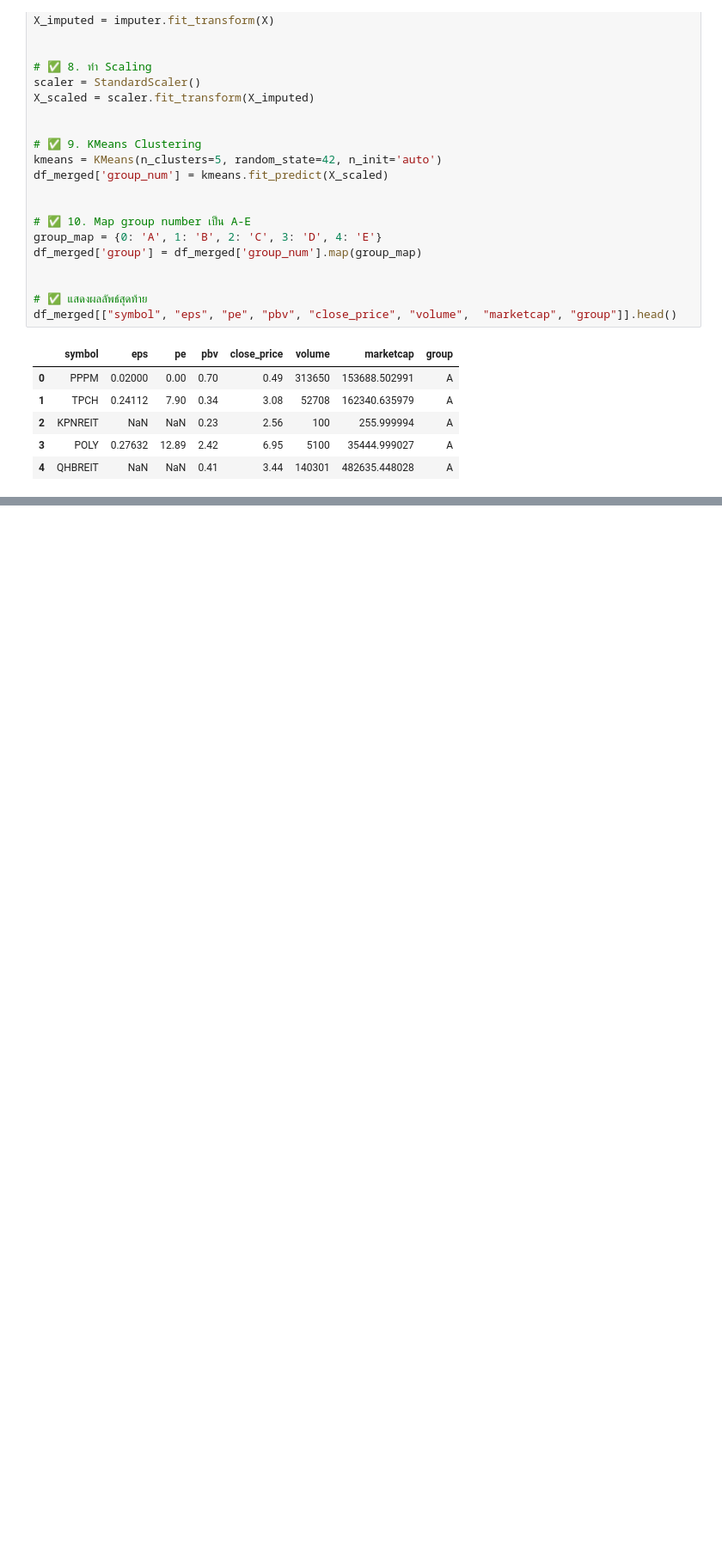
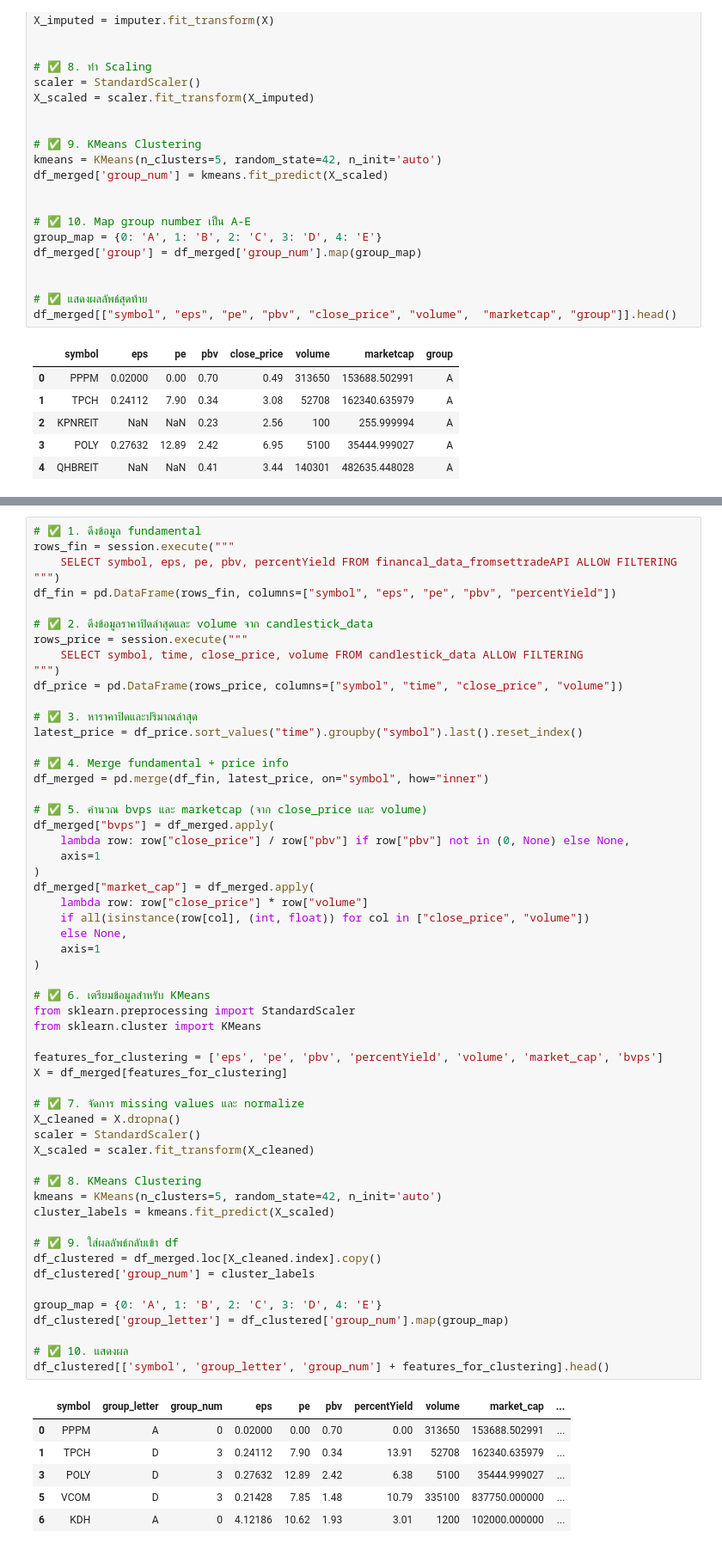
Before and after one commit to phqsuema123/Stock-quadrant-quantitative-analysis-using-deep-learning-classification, a Jupyter notebook: Model(quandrant)/final_code2.ipynb, the cells around one changed output, grey strips where cells are left out. Shown at 86% size. Saved outputs shown, nothing was run; the diff lists cells and outputs as text; blank space fills up the shorter version.

```diff
--- a/Model(quandrant)/final_code2.ipynb
+++ b/Model(quandrant)/final_code2.ipynb
@@ -239,0 +321,63 @@ df_merged['quadrant'] = df_merged['group'] + df_merged['trend_group']
+# %%
+# ✅ 1. ดึงข้อมูล fundamental
+rows_fin = session.execute("""
+    SELECT symbol, eps, pe, pbv, percentYield FROM financal_data_fromsettradeAPI ALLOW FILTERING
+""")
+df_fin = pd.DataFrame(rows_fin, columns=["symbol", "eps", "pe", "pbv", "percentYield"])
+
+# ✅ 2. ดึงข้อมูลราคาปิดล่าสุดและ volume จาก candlestick_data
+rows_price = session.execute("""
+    SELECT symbol, time, close_price, volume FROM candlestick_data ALLOW FILTERING
+""")
+df_price = pd.DataFrame(rows_price, columns=["symbol", "time", "close_price", "volume"])
+
+# ✅ 3. หาราคาปิดและปริมาณล่าสุด
+latest_price = df_price.sort_values("time").groupby("symbol").last().reset_index()
+
+# ✅ 4. Merge fundamental + price info
+df_merged = pd.merge(df_fin, latest_price, on="symbol", how="inner")
+
+# ✅ 5. คำนวณ bvps และ marketcap (จาก close_price และ volume)
+df_merged["bvps"] = df_merged.apply(
+    lambda row: row["close_price"] / row["pbv"] if row["pbv"] not in (0, None) else None,
+    axis=1
+)
+df_merged["market_cap"] = df_merged.apply(
+    lambda row: row["close_price"] * row["volume"]
+    if all(isinstance(row[col], (int, float)) for col in ["close_price", "volume"])
+    else None,
+    axis=1
+)
+
+# ✅ 6. เตรียมข้อมูลสำหรับ KMeans
+from sklearn.preprocessing import StandardScaler
+from sklearn.cluster import KMeans
+
+features_for_clustering = ['eps', 'pe', 'pbv', 'percentYield', 'volume', 'market_cap', 'bvps']
+X = df_merged[features_for_clustering]
+
+# ✅ 7. จัดการ missing values และ normalize
+X_cleaned = X.dropna()
+scaler = StandardScaler()
+X_scaled = scaler.fit_transform(X_cleaned)
+
+# ✅ 8. KMeans Clustering
+kmeans = KMeans(n_clusters=5, random_state=42, n_init='auto')
+cluster_labels = kmeans.fit_predict(X_scaled)
+
+# ✅ 9. ใส่ผลลัพธ์กลับเข้า df
+df_clustered = df_merged.loc[X_cleaned.index].copy()
+df_clustered['group_num'] = cluster_labels
+
+group_map = {0: 'A', 1: 'B', 2: 'C', 3: 'D', 4: 'E'}
+df_clustered['group_letter'] = df_clustered['group_num'].map(group_map)
+
+# ✅ 10. แสดงผล
+df_clustered[['symbol', 'group_letter', 'group_num'] + features_for_clustering].head()
+# %% [output]
+|  | symbol | group_letter | group_num | eps | pe | pbv | percentYield | volume | market_cap | ... |
+| 0 | PPPM | A | 0 | 0.02000 | 0.00 | 0.70 | 0.00 | 313650 | 153688.502991 | ... |
+| 1 | TPCH | D | 3 | 0.24112 | 7.90 | 0.34 | 13.91 | 52708 | 162340.635979 | ... |
+| 3 | POLY | D | 3 | 0.27632 | 12.89 | 2.42 | 6.38 | 5100 | 35444.999027 | ... |
+| 5 | VCOM | D | 3 | 0.21428 | 7.85 | 1.48 | 10.79 | 335100 | 837750.000000 | ... |
+| 6 | KDH | A | 0 | 4.12186 | 10.62 | 1.93 | 3.01 | 1200 | 102000.000000 | ... |
```
Also changed, not shown: parts of 11 cells of this notebook, 1 other file.
